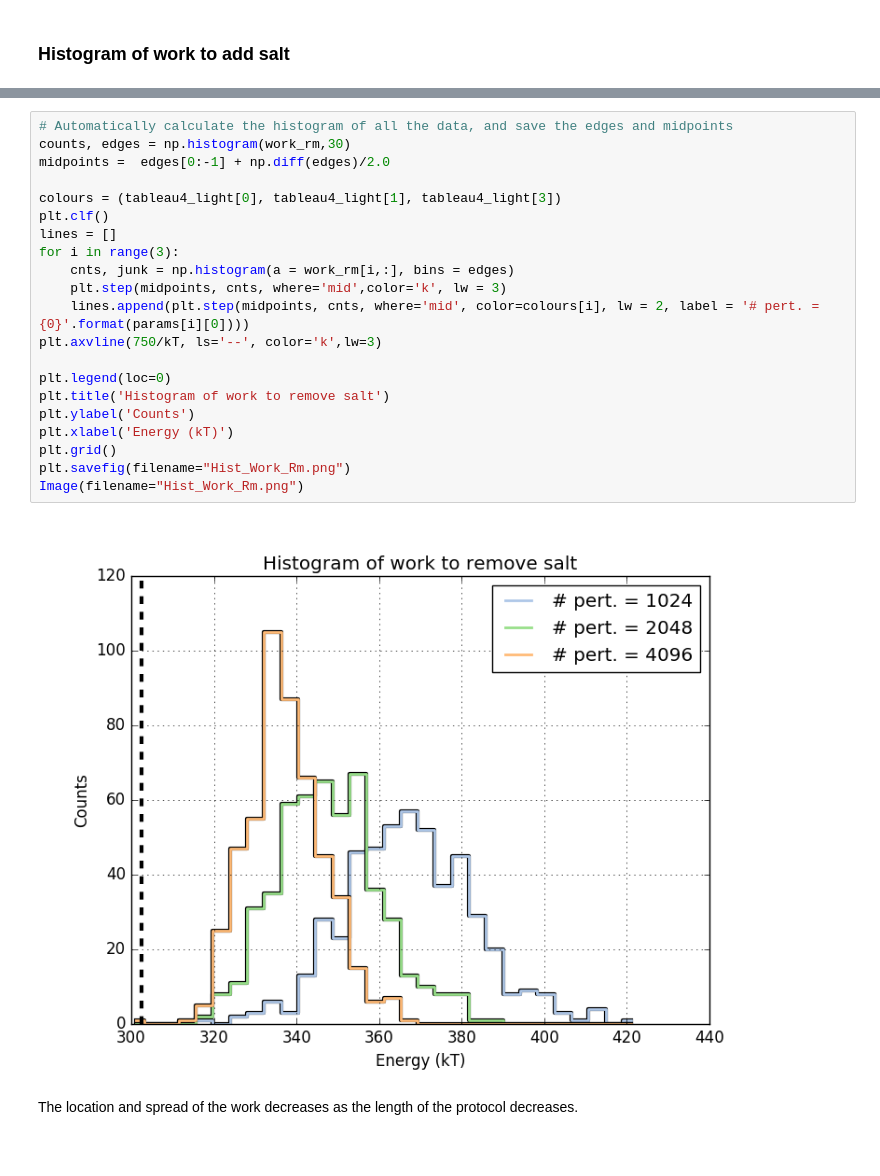
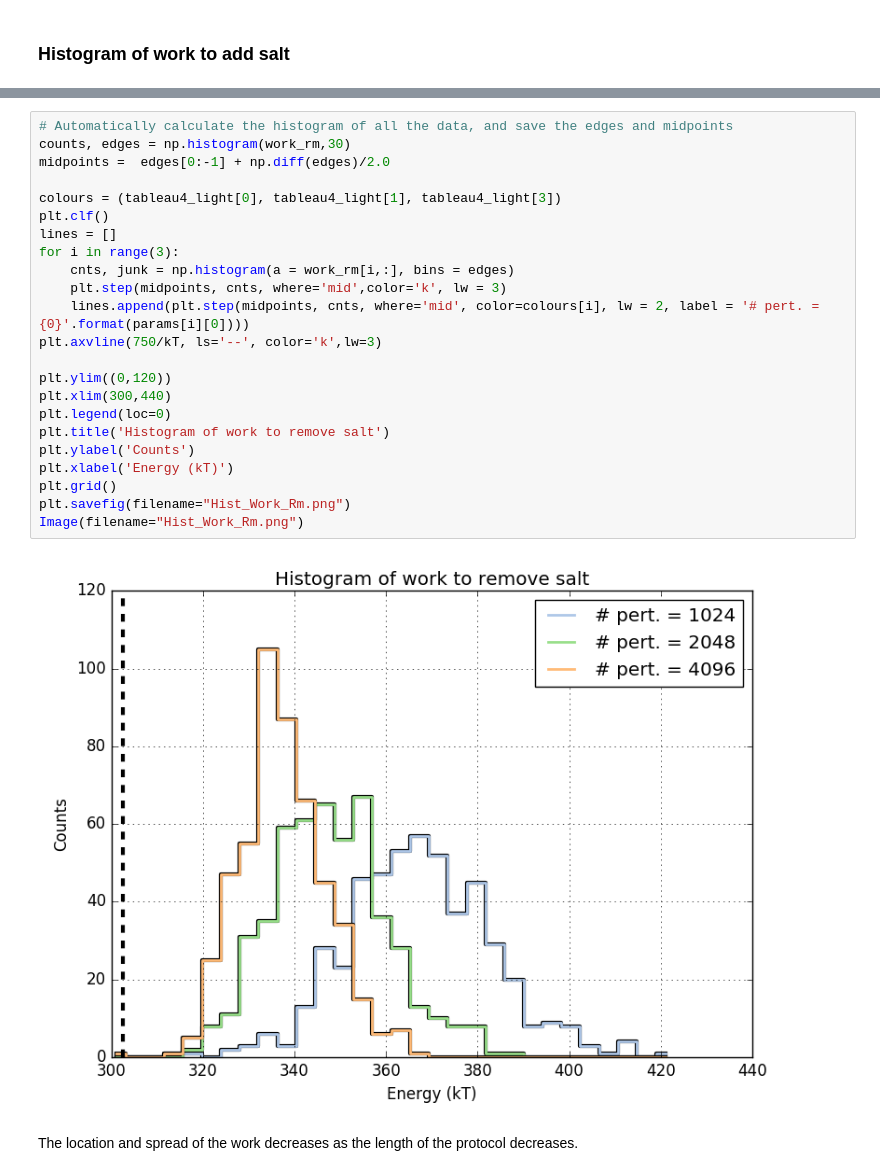
Before and after one commit to choderalab/saltswap, a Jupyter notebook: Acceptance-Study/NCMC_Analysis_mu750.ipynb, the cells around one changed output, grey strips where cells are left out. Cells and saved outputs as stored; diff of their text form.

```diff
--- a/Acceptance-Study/NCMC_Analysis_mu750.ipynb
+++ b/Acceptance-Study/NCMC_Analysis_mu750.ipynb
@@ -268,25 +270,27 @@ Image(filename="Hist_Work_Add.png")
 # %%
 # Automatically calculate the histogram of all the data, and save the edges and midpoints
 counts, edges = np.histogram(work_rm,30)
 midpoints =  edges[0:-1] + np.diff(edges)/2.0
 
 colours = (tableau4_light[0], tableau4_light[1], tableau4_light[3])
 plt.clf()
 lines = []
 for i in range(3):
     cnts, junk = np.histogram(a = work_rm[i,:], bins = edges)
     plt.step(midpoints, cnts, where='mid',color='k', lw = 3)
     lines.append(plt.step(midpoints, cnts, where='mid', color=colours[i], lw = 2, label = '# pert. = {0}'.format(params[i][0])))
 plt.axvline(750/kT, ls='--', color='k',lw=3)
 
+plt.ylim((0,120))
+plt.xlim(300,440)
 plt.legend(loc=0)
 plt.title('Histogram of work to remove salt')
 plt.ylabel('Counts')
 plt.xlabel('Energy (kT)')
 plt.grid()
 plt.savefig(filename="Hist_Work_Rm.png")
 Image(filename="Hist_Work_Rm.png")
 # %% [output]
-[figure, old version]
+[figure, new version]
 # %% [markdown]
 The location and spread of the work decreases as the length of the protocol decreases.
```
Also changed, not shown: parts of 1 cell of this notebook.
